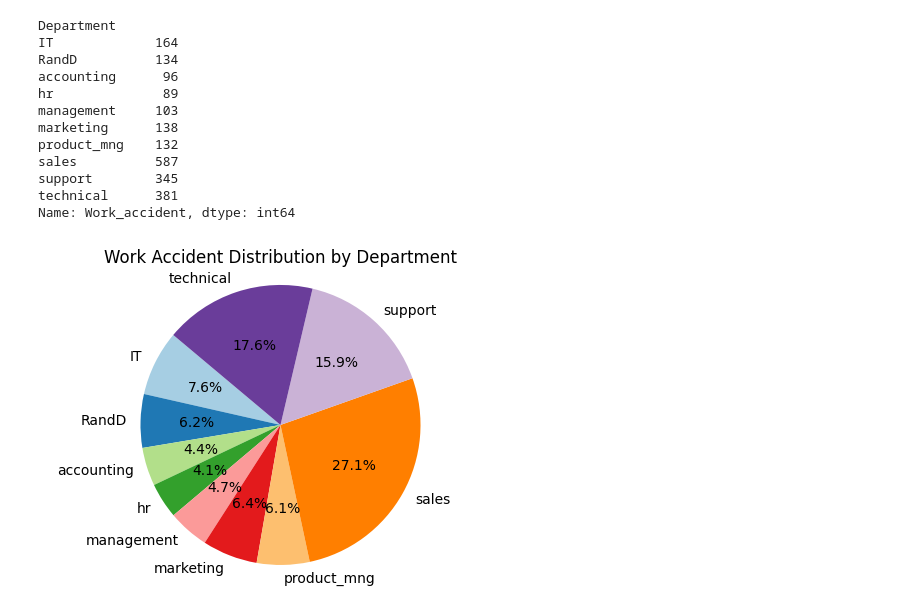
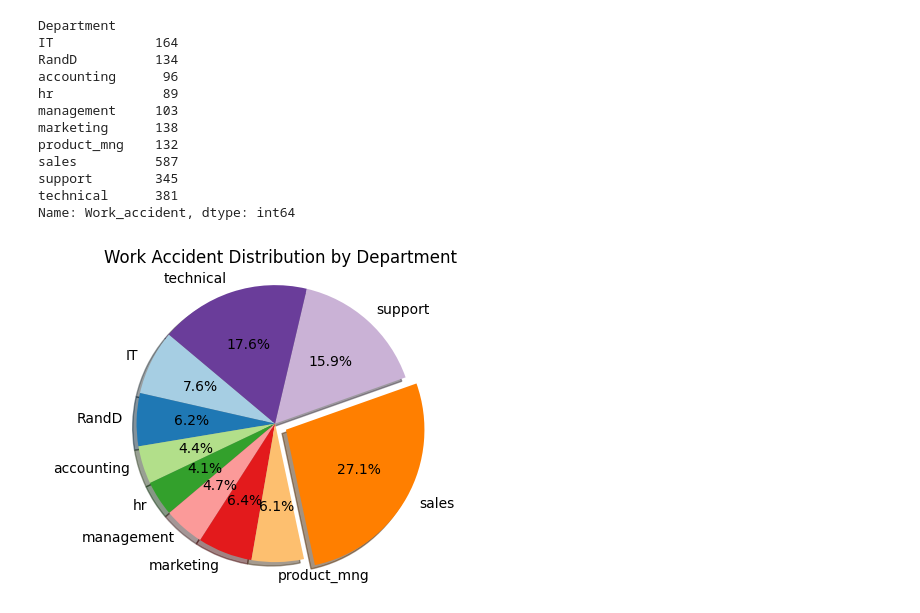
Before and after one commit to thapaliya123/Data-Science-Journey, a Jupyter notebook: DS/05-Matplotlib/visualization.ipynb, the cells around one changed output. Cells and saved outputs as stored; diff of their text form; code cells hidden in the pictures.

```diff
--- a/DS/05-Matplotlib/visualization.ipynb
+++ b/DS/05-Matplotlib/visualization.ipynb
@@ -244,15 +235,24 @@ Name: Work_accident, dtype: int64
 # %%
 # define figure size
 plt.figure(figsize=(6, 4))
 
 # create pie chart
 pie_labels = accident_counts.index
 pie_data = accident_counts.values
 
-plt.pie(pie_data, labels=pie_labels, autopct='%1.1f%%', startangle=140, colors=plt.cm.Paired.colors)
+explode = [0, 0, 0, 0, 0, 0, 0, 0.09, 0, 0]
+
+plt.pie(
+    pie_data,
+    labels=pie_labels,
+    autopct='%1.1f%%',
+    startangle=140,
+    shadow=True,
+    explode=explode,
+    colors=plt.cm.Paired.colors)
 
 plt.title('Work Accident Distribution by Department')
 plt.axis('equal')  # Equal aspect ratio ensures that pie is drawn as a circle.
 plt.show()
 # %% [output]
-[figure, old version]
+[figure, new version]
```
Also changed, not shown: parts of 6 cells of this notebook.
